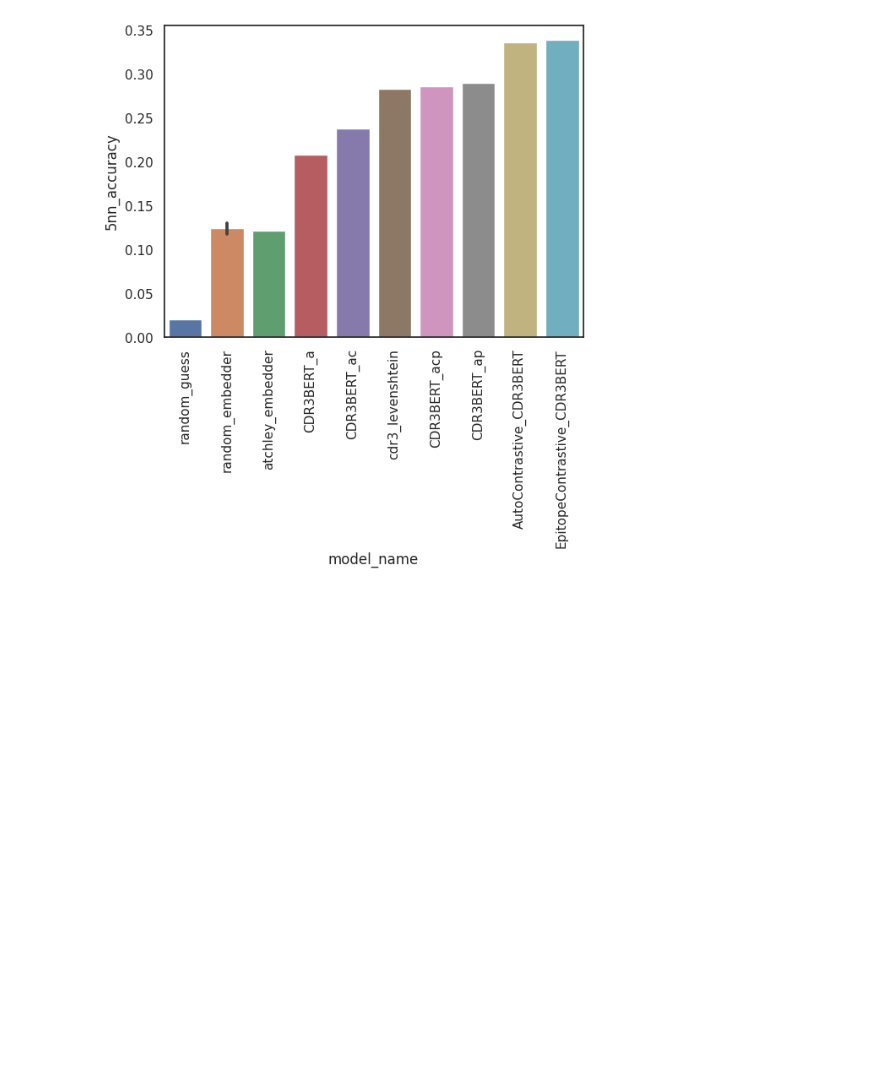
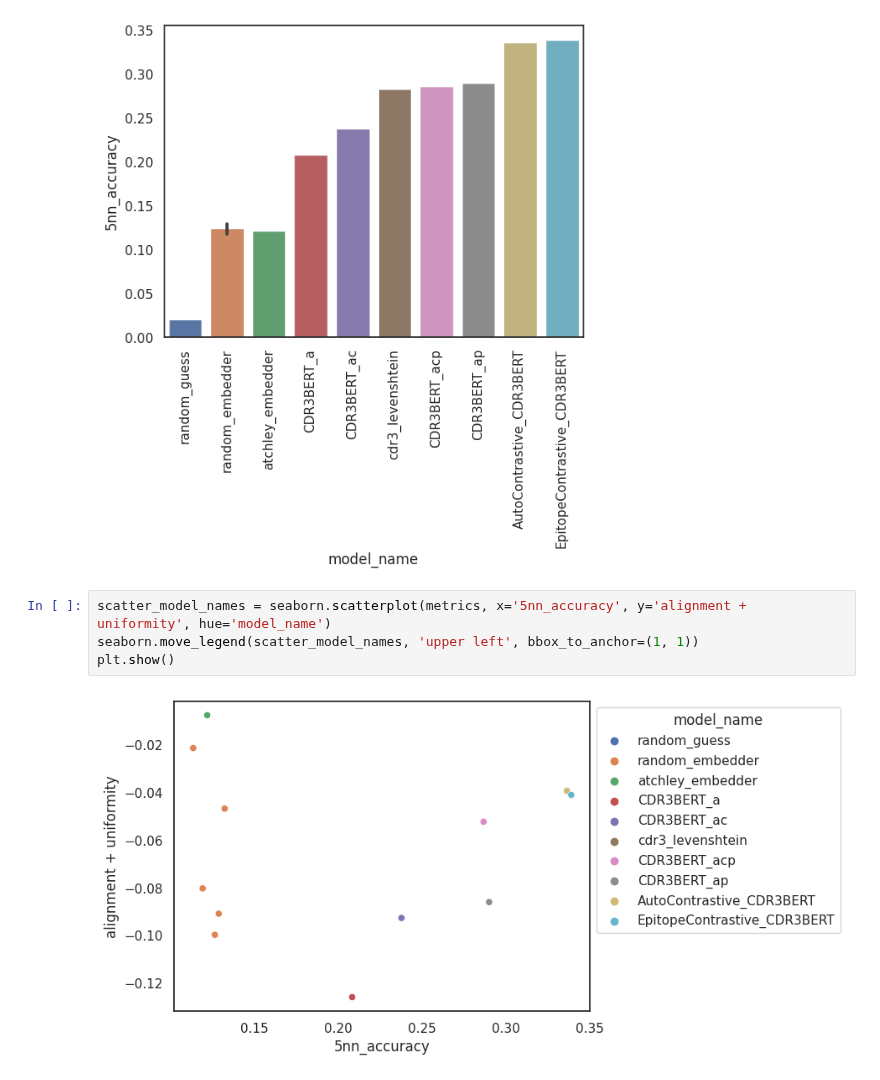
Before and after one commit to yutanagano/tcrlm, a Jupyter notebook: notebooks/model_comparison.ipynb, the cells around one changed output. Cells and saved outputs as stored; diff of their text form; blank space fills up the shorter version.

```diff
--- a/notebooks/model_comparison.ipynb
+++ b/notebooks/model_comparison.ipynb
@@ -90,3 +90,9 @@ knn_acc_plot.set_xticklabels(knn_acc_plot.get_xticklabels(), rotation=90)
 plt.show()
 # %% [output]
 [figure]
+# %%
+scatter_model_names = seaborn.scatterplot(metrics, x='5nn_accuracy', y='alignment + uniformity', hue='model_name')
+seaborn.move_legend(scatter_model_names, 'upper left', bbox_to_anchor=(1, 1))
+plt.show()
+# %% [output]
+[figure, added]
```
Also changed, not shown: parts of 2 cells of this notebook, 6 other files.
